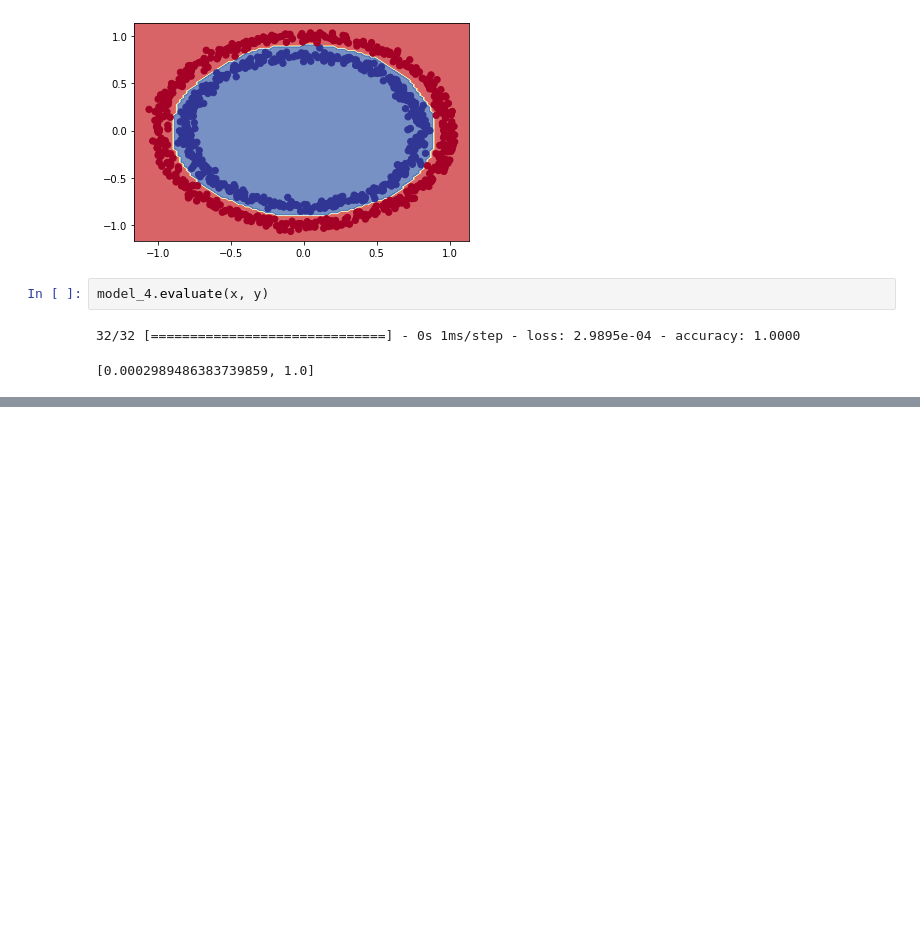
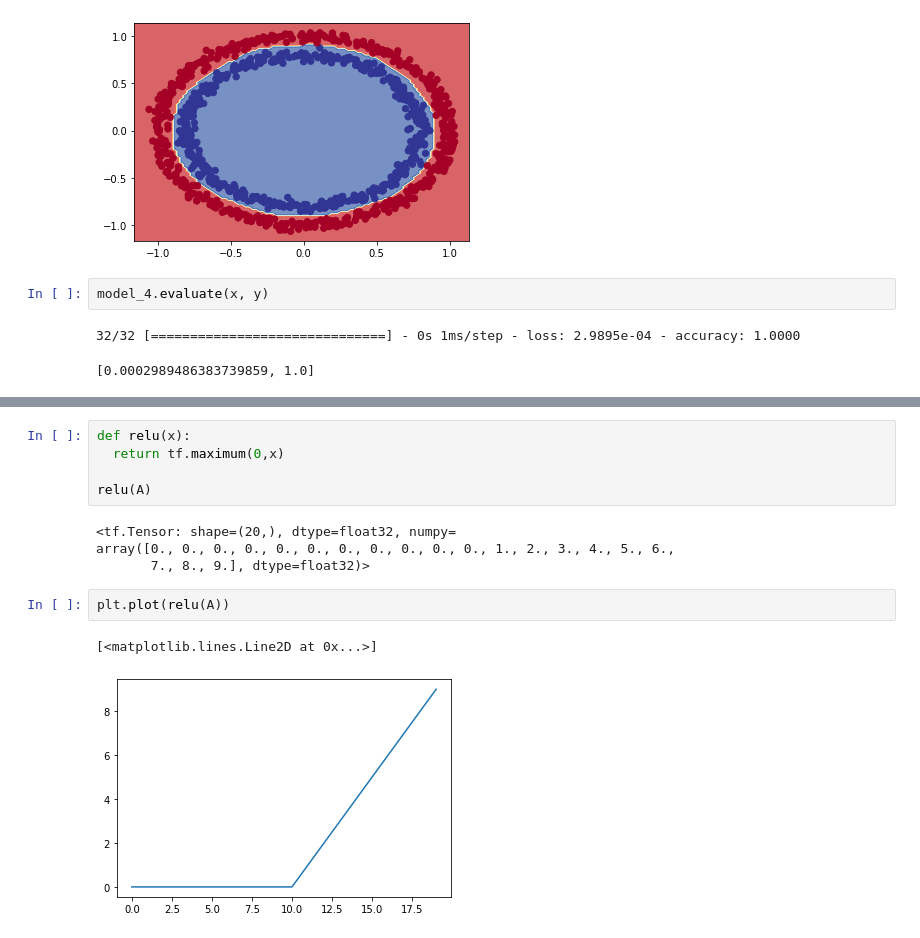
Before and after one commit to choton654/tenserflow-deep-learning, a Jupyter notebook: neural_network_classification_tenserflow.ipynb, the cells around one changed output, grey strips where cells are left out. Cells and saved outputs as stored; diff of their text form; blank space fills up the shorter version.

```diff
--- a/neural_network_classification_tenserflow.ipynb
+++ b/neural_network_classification_tenserflow.ipynb
@@ -301,0 +349,14 @@ model_4.evaluate(x, y)
+# %%
+def relu(x):
+  return tf.maximum(0,x)
+
+relu(A)
+# %% [output]
+<tf.Tensor: shape=(20,), dtype=float32, numpy=
+array([0., 0., 0., 0., 0., 0., 0., 0., 0., 0., 0., 1., 2., 3., 4., 5., 6.,
+       7., 8., 9.], dtype=float32)>
+# %%
+plt.plot(relu(A))
+# %% [output]
+[<matplotlib.lines.Line2D at 0x...>]
+[figure, added]
```
Also changed, not shown: parts of 18 cells of this notebook.
